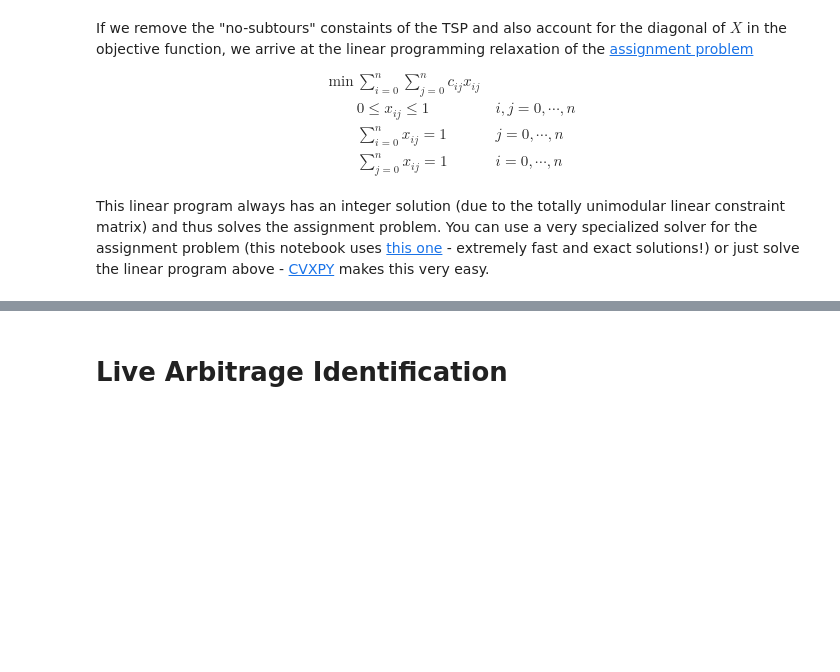
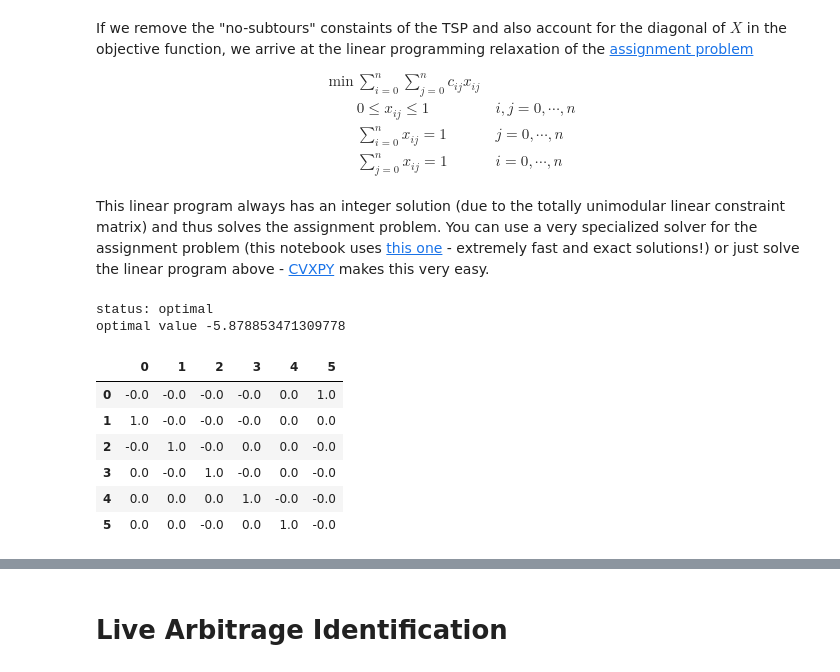
Before and after one commit to rcroessmann/sharing_public, a Jupyter notebook: arbitrage_identification.ipynb, the cells around one changed output, grey strips where cells are left out. Saved outputs shown, nothing was run; the diff lists cells and outputs as text; code cells hidden in the pictures; blank space fills up the shorter version.

```diff
--- a/arbitrage_identification.ipynb
+++ b/arbitrage_identification.ipynb
@@ -170,21 +177,31 @@ If we remove the "no-subtours" constaints of the TSP and also account for the di
 This linear program always has an integer solution (due to the totally unimodular linear constraint matrix) and thus solves the assignment problem. You can use a very specialized solver for the assignment problem (this notebook uses [this one](https://developers.google.com/optimization/assignment/simple_assignment)  - extremely fast and exact solutions!) or just solve the linear program above - [CVXPY](https://www.cvxpy.org/) makes this very easy.
 # %%
 # Alternative: Solve Assignment Problem with CVXPY
-#X = Variable((len(C_ln),len(C_ln)))
-#iota = np.ones((len(C_ln),1))
-#
-#constraints = [X <= 1,
-#               X >= 0,
-#               X*iota == 1,
-#               np.transpose(iota)*X == 1]
-#
-## Form objective.
-#obj = Minimize(sum(multiply(X, C_ln)))
-#
-## Form and solve problem.
-#prob = Problem(obj, constraints)
-#prob.solve()  # Returns the optimal value.
-#print ("status:", prob.status)
-#print ("optimal value", prob.value)
-#X = pd.DataFrame(X.value)
-#display(X)
+X = Variable((len(C_ln),len(C_ln)))
+iota = np.ones((len(C_ln),1))
+
+constraints = [X <= 1,
+               X >= 0,
+               X*iota == 1,
+               np.transpose(iota)*X == 1]
+
+# Form objective.
+obj = Minimize(sum(multiply(X, C_ln)))
+
+# Form and solve problem.
+prob = Problem(obj, constraints)
+prob.solve()  # Returns the optimal value.
+print ("status:", prob.status)
+print ("optimal value", prob.value)
+X = pd.DataFrame(X.value)
+display(X.round(3))
+# %% [output]
+status: optimal
+optimal value -5.878853471309778
+|  | 0 | 1 | 2 | 3 | 4 | 5 |
+| 0 | -0.0 | -0.0 | -0.0 | -0.0 | 0.0 | 1.0 |
+| 1 | 1.0 | -0.0 | -0.0 | -0.0 | 0.0 | 0.0 |
+| 2 | -0.0 | 1.0 | -0.0 | 0.0 | 0.0 | -0.0 |
+| 3 | 0.0 | -0.0 | 1.0 | -0.0 | 0.0 | -0.0 |
+| 4 | 0.0 | 0.0 | 0.0 | 1.0 | -0.0 | -0.0 |
+| 5 | 0.0 | 0.0 | -0.0 | 0.0 | 1.0 | -0.0 |
```
Also changed, not shown: parts of 19 cells of this notebook.
